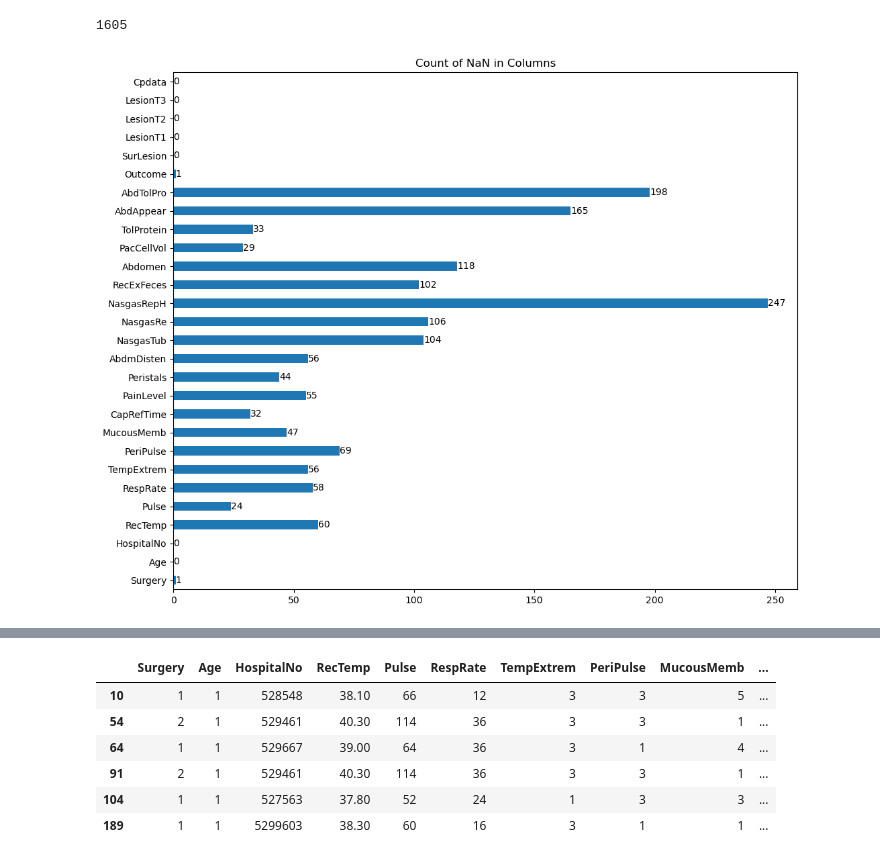
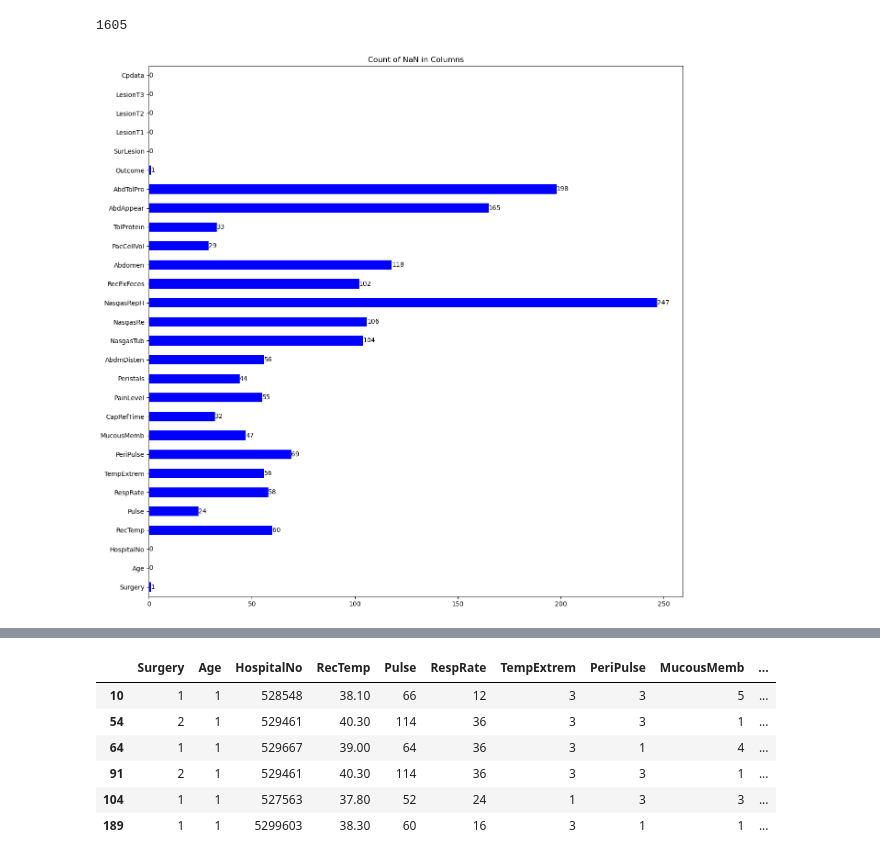
Before and after one commit to isaackong87/hia302_individual_project, a Jupyter notebook: isaac_data_wrangler_ind_proj.ipynb, the cells around one changed output, grey strips where cells are left out. Drawn from its saved outputs; the diff is of its cells as text; code cells hidden in the pictures.

```diff
--- a/isaac_data_wrangler_ind_proj.ipynb
+++ b/isaac_data_wrangler_ind_proj.ipynb
@@ -258,9 +315,13 @@ NaN_counts.sum()
 # %% [output]
 1605
 # %%
-plt_tmp = NaN_counts.plot(kind='barh', figsize=(12,10), title="Count of NaN in Columns")
+# Create a horizontal bar chart of the number of missing (NaN) values in each column of `df_new`,
+# with a blue color, a figure size of (15,15), and a title
+plt_tmp = NaN_counts.plot(kind='barh', figsize=(15,15), title="Count of NaN in Columns", color="blue")
 
+# Iterate through each bar in the bar chart
 for container in plt_tmp.containers:
+    # Add a label to each bar with the count of missing values
     plt_tmp.bar_label(container, fmt="%1d")
 # %% [output]
-[figure, old version]
+[figure, new version]
```
Also changed, not shown: parts of 15 cells of this notebook.
